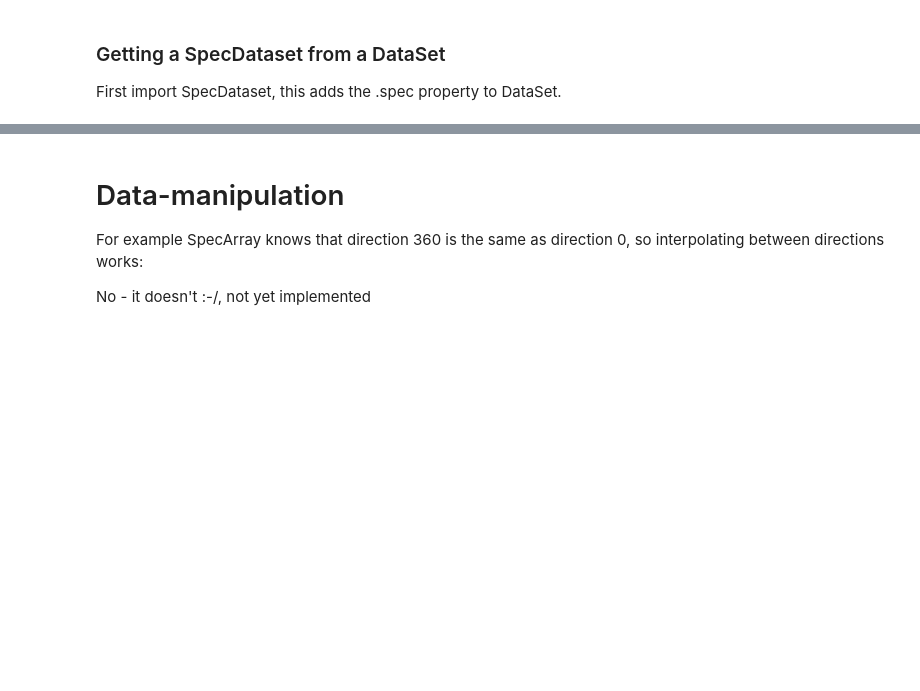
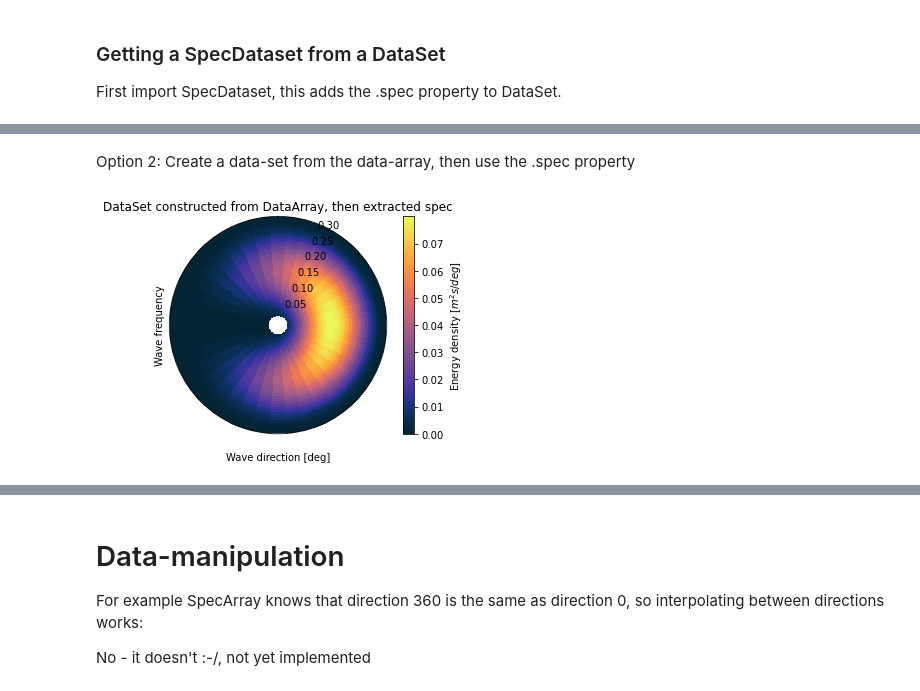
Before and after one commit to RubendeBruin/wavespectra, a Jupyter notebook: docs/datastructure.ipynb, the cells around one changed output, grey strips where cells are left out. Drawn from its saved outputs; the diff is of its cells as text; code cells hidden in the pictures; blank space fills up the shorter version.

```diff
--- a/docs/datastructure.ipynb
+++ b/docs/datastructure.ipynb
@@ -225,0 +273,9 @@ Data variables:
+# %% [markdown]
+Option 2: Create a data-set from the data-array,
+then use the .spec property
+# %%
+dset = da.to_dataset(name = 'efth')
+dset.spec.plot()
+plt.title('DataSet constructed from DataArray, then extracted spec');
+# %% [output]
+[figure, added]
```
Also changed, not shown: parts of 17 cells of this notebook, 1 other file.
